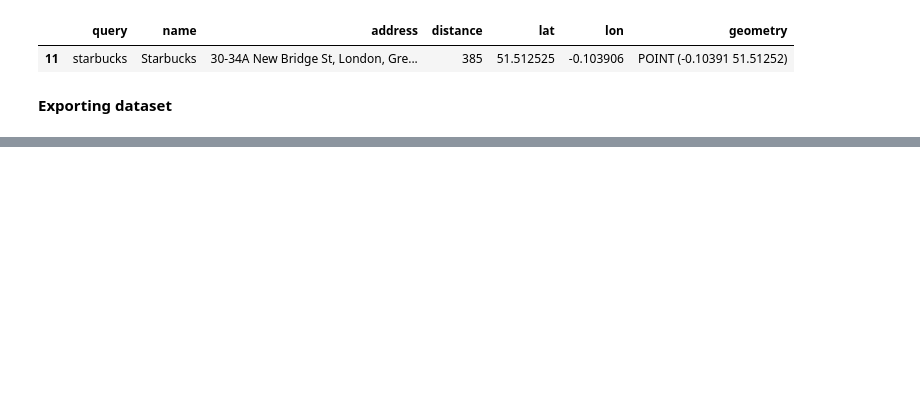
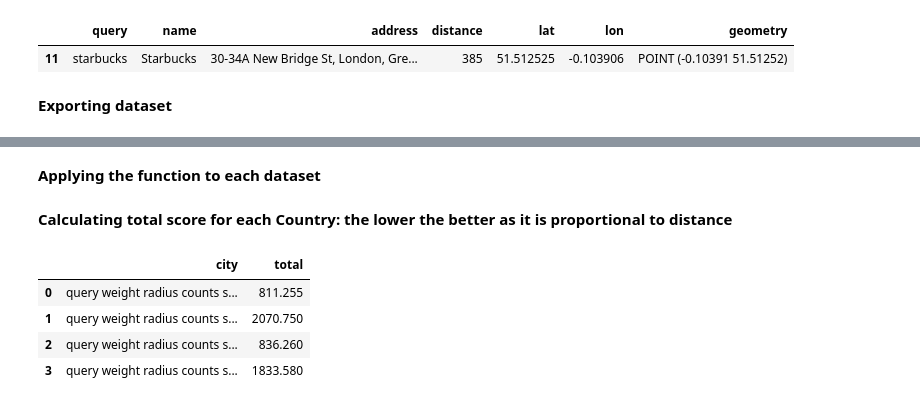
Before and after one commit to mplanasgit/project-3, a Jupyter notebook: comparing.ipynb, the cells around one changed output, grey strips where cells are left out. Saved outputs shown, nothing was run; the diff lists cells and outputs as text; code cells hidden in the pictures; blank space fills up the shorter version.

Commit message:
updated total score calculation

```diff
--- a/comparing.ipynb
+++ b/comparing.ipynb
@@ -281,0 +294,55 @@ london_geodf.to_csv('./data/london_geo_activities.csv', index = False)
+# %%
+def createTableCountry(df):
+    '''This function receives a df and returns a new df where the number of categories are grouped
+    and a column weight for each category is added.
+    '''
+    # Create categories, weight and radius columns
+    category = pd.Series(["airport", "basketball", "club", "dog hairdresser", "school", "starbucks", "vegan restaurant"])
+    weight = pd.Series([0.01, 0.05, 0.2, 0.05, 0.35, 0.25, 0.1])
+    radius = pd.Series([50000, 10000, 2000, 10000, 2000, 2000, 2000])
+    df_1 = pd.concat([category, weight, radius], axis = 1).rename(columns={0: 'query', 1: 'weight', 2: 'radius'})
+
+    # Add columns 'count' and 'sum of distance'
+    series = [df.groupby("query").size(), df.groupby("query")["distance"].sum()]
+    df_2 = pd.concat(series, axis = 1).reset_index().rename(columns={0: 'counts', 'distance': 'sum_distance'})
+    df_3 = df_1.merge(df_2, how = "outer")
+
+    # Add columns 'average_distance' and penalizing empty cells based on radius:
+    df_3["avg_distance"] = df_3["sum_distance"] / df_3["counts"]
+    df_3["avg_distance"] = df_3["avg_distance"].fillna(df_3["radius"])
+
+    # Calculating 'weighted average distance'
+    df_3["weighted_avg_distance"] = df_3["avg_distance"] * df_3["weight"]
+
+    return df_3
+# %% [markdown]
+**Applying the function to each dataset**
+# %%
+sanfran_t = createTableCountry(sanfran)
+south_sanfran_t = createTableCountry(south_sanfran)
+newyork_t = createTableCountry(newyork)
+london_t = createTableCountry(london)
+# %% [markdown]
+**Calculating total score for each Country: the lower the better as it is proportional to distance**
+# %%
+def calculateTotal(list_of_df):
+    '''This function receives a dataframe and calculates the total score
+    as the sum of the weighted distance.
+    '''
+    total_list = []
+    for i in list_of_df:
+        total = sum(i["weighted_avg_distance"])
+        total_list.append(total)
+
+    total_df = pd.concat([pd.Series([i for i in list_of_df]),
+                          pd.Series(total_list)], axis = 1).rename(columns={0: 'city', 1: 'total'})
+
+    return total_df
+# %%
+calculateTotal([sanfran_t, south_sanfran_t, newyork_t, london_t])
+# %% [output]
+|  | city | total |
+| 0 | query weight radius counts s... | 811.255 |
+| 1 | query weight radius counts s... | 2070.750 |
+| 2 | query weight radius counts s... | 836.260 |
+| 3 | query weight radius counts s... | 1833.580 |
```
Also changed, not shown: parts of 4 cells of this notebook.
